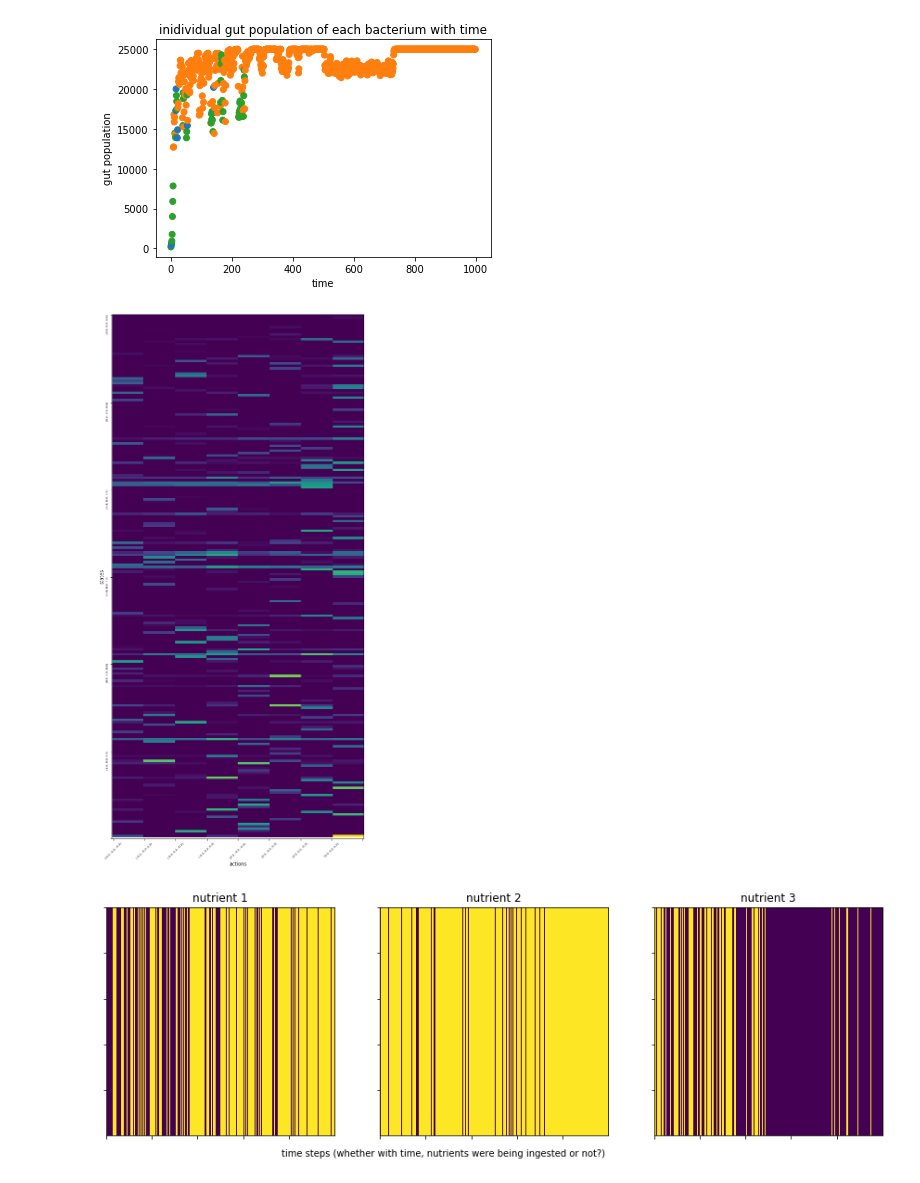
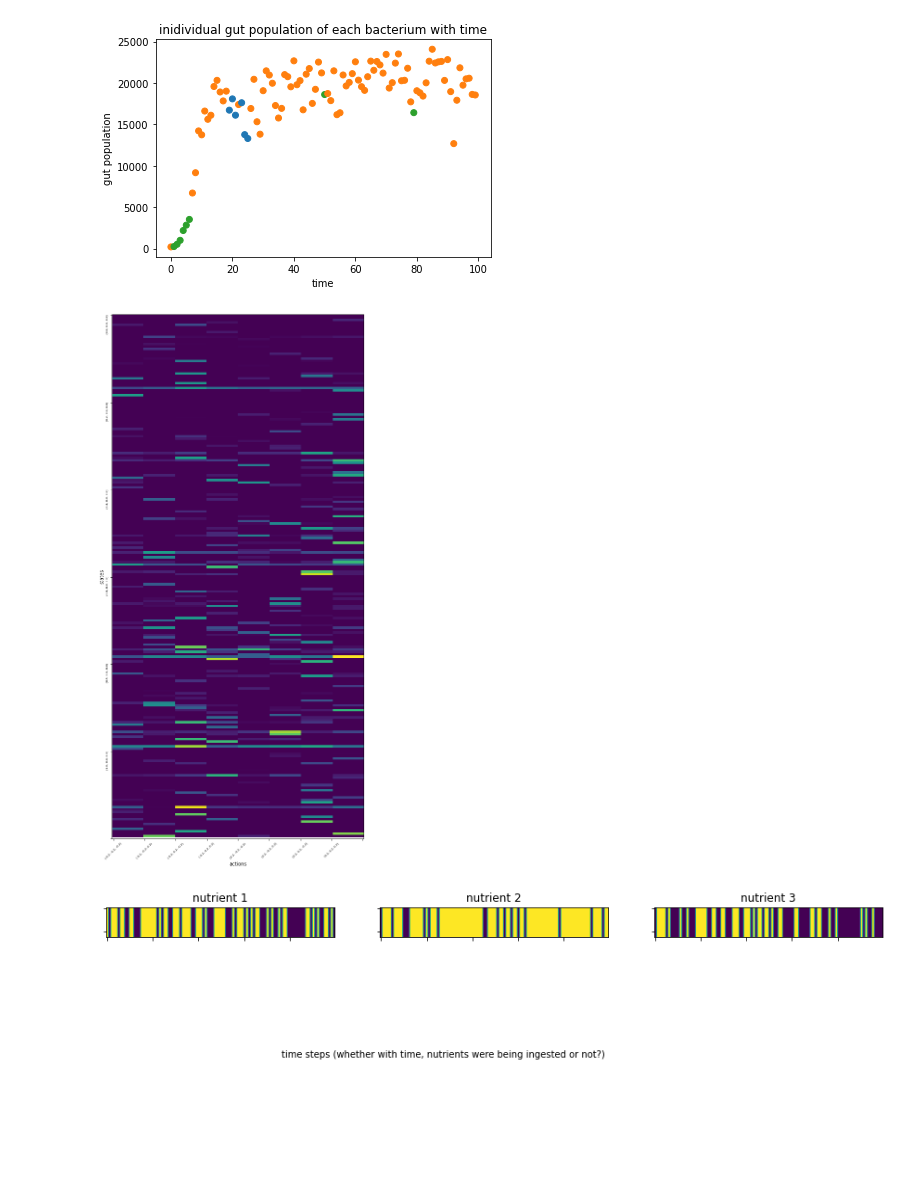
Before and after one commit to GaneshVShinde/GutToyModel, a Jupyter notebook: serendipity.ipynb, the cells around one changed output. Cells and saved outputs as stored; diff of their text form; code cells hidden in the pictures; blank space fills up the shorter version.

```diff
--- a/serendipity.ipynb
+++ b/serendipity.ipynb
@@ -155,32 +197,16 @@ total time to compute state transition matrix = 0.34 seconds
 # %%
-from tqdm import tqdm
 
-brain = Brain(behavior)
 
-gut = Gut(nBacteria = 3)
-
-stepSize = 100
-iterations = 100000
-n = iterations//stepSize
+# instead of recording system state at fixed intervals, we can also record history at random timesteps
+# randSel = np.random.randint(0,iterations,n)
+# randSel.sort()
 
 behaviorHistory = np.zeros((iterations//stepSize,behavior.nNutrients))
 gutPopHistory = np.zeros((iterations//stepSize,gut.nBacteria))
 rewardHistory = np.zeros((iterations//stepSize))
 stateHistory = np.zeros((n,behavior.nNutrients))
 actionHistory = np.zeros((n,behavior.nNutrients))
-
-gut.gc = 0.01
-gut.dc = 0.01
-gut.contribution = np.ones((gut.nBacteria))
-gut.contribution = np.random.randint(0,2,gut.nBacteria)
 idx=0
-
-behavior.stateSlicer = 6
-
-# instead of recording system state at fixed intervals, we can also record history at random timesteps
-randSel = np.random.randint(0,iterations,n)
-randSel.sort()
-
 for t in tqdm(range(iterations)):
 
 
@@ -236,5 +262,4 @@ for t in tqdm(range(iterations)):
     #     rewardHistory[idx] = gut.reward
     #     stateHistory[idx] = behavior.stateSet[behavior.stateInd]
     #     idx+=1
-print("done")
 # %%
@@ -351,15 +369,16 @@ plt.savefig(folder+'scatter-state.svg',bbox_inches = 'tight')
 
 cm = plt.get_cmap("tab10")
 
-a = np.argmax(gutPopHistory,axis = 1)
-b = np.max(gutPopHistory,axis = 1)
+a = np.argmax(gutPopHistory[plotN:,:],axis = 1)
+b = np.max(gutPopHistory[plotN:,:],axis = 1)
 plt.scatter(range(len(a)),b,c = cm(a))
 plt.xlabel("time")
 plt.ylabel("gut population")
 plt.title("inidividual gut population of each bacterium with time")
-plt.savefig(folder+'max-gut-pop-per-timestep.svg',bbox_inches = 'tight',figsize = (20,20))
+if saveFig:
+  plt.savefig(folder+'max-gut-pop-per-timestep',bbox_inches = 'tight',figsize = (20,20),format= fileFormat)
 # %% [output]
-[figure, old version]
+[figure, new version]
 # %%
 # Qtable heat map
 
@@ -384,29 +403,33 @@ ax.set_yticklabels(states,rotation = 90,fontsize = 6)
 ax.set_xlabel("actions")
 ax.set_ylabel("states")
 
-plt.savefig(folder+'qtable.svg',bbox_inches = 'tight')
+if saveFig:
+  plt.savefig(folder+'qtable',bbox_inches = 'tight',format = fileFormat)
 # %% [output]
-[figure, old version]
+[figure, new version]
 # %%
 # Behavior history for each bacterium - whether the bacteria received the nutrient or not.
 # yellow represents higher values (or presence od nutrient to the bacteria)
-
+# width of heat map =
 import numpy as np
 a = behaviorHistory
+height = int(0.5*len(behavior.stateSet)//len(behavior.actionSet)) #height of the heat map
+
 fig,(ax1,ax2,ax3) = plt.subplots(1,3,sharey = True,sharex = True,figsize = (15,10))
-ax1.imshow(np.tile(a[:,0],(n,1)))
-ax2.imshow(np.tile(a[-10000:,1],(n,1)))
-ax3.imshow(np.tile(a[-10000:,2],(n,1)))
+ax1.imshow(np.tile(a[plotN:,0],(height,1)))
+ax2.imshow(np.tile(a[plotN:,1],(height,1)))
+ax3.imshow(np.tile(a[plotN:,2],(height,1)))
 ax1.set_xticklabels([])
 ax2.set_yticklabels([])
 ax1.set_title("nutrient 1")
 ax2.set_title("nutrient 2")
 ax3.set_title("nutrient 3")
 plt.subplots_adjust(wspace=None, hspace=None)
 fig.text(0.3,0.3,"time steps (whether with time, nutrients were being ingested or not?)")
-plt.savefig(folder+'nutrient-behavior.svg',bbox_inches = 'tight')
+if saveFig:
+  plt.savefig(folder+'nutrient-behavior',bbox_inches = 'tight',format= fileFormat)
 # %% [output]
-[figure, old version]
+[figure, new version]
 # %%
 # plotting reward history
 
```
Also changed, not shown: parts of 13 cells of this notebook.
